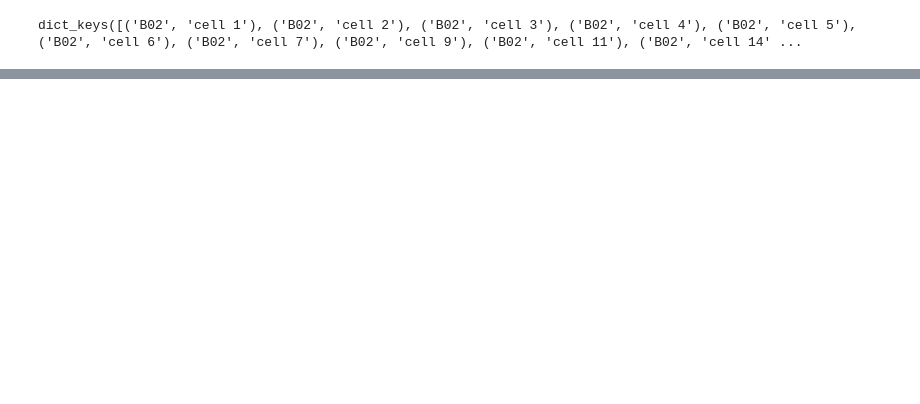
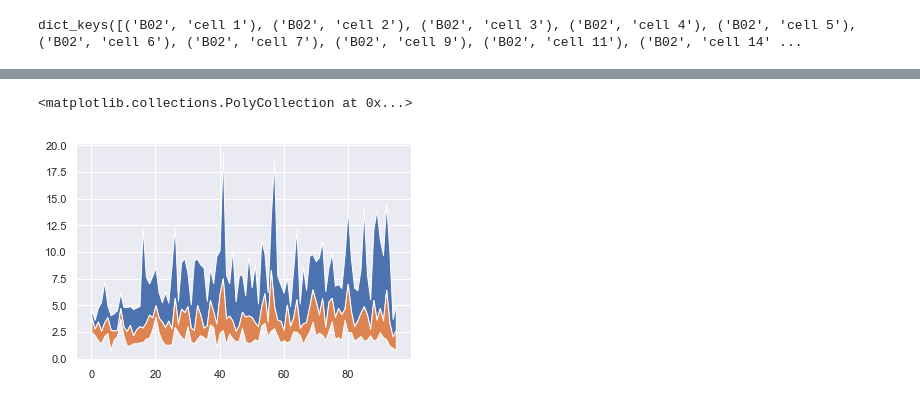
Before and after one commit to in-tension/apple_pie, a Jupyter notebook: ap_jupyter/pandas1.ipynb, the cells around one changed output, grey strips where cells are left out. Cells and saved outputs as stored; diff of their text form; code cells hidden in the pictures; blank space fills up the shorter version.

```diff
--- a/ap_jupyter/pandas1.ipynb
+++ b/ap_jupyter/pandas1.ipynb
@@ -191,0 +116,6 @@ cdf3.plot(kind='line')
+# %%
+plt.fill_between(cdf_stats.index,cdf_stats['50%'],cdf_stats['75%'])
+plt.fill_between(cdf_stats.index,cdf_stats['25%'],cdf_stats['50%'])
+# %% [output]
+<matplotlib.collections.PolyCollection at 0x...>
+[figure, added]
```
Also changed, not shown: parts of 49 cells of this notebook, 8 other files.
